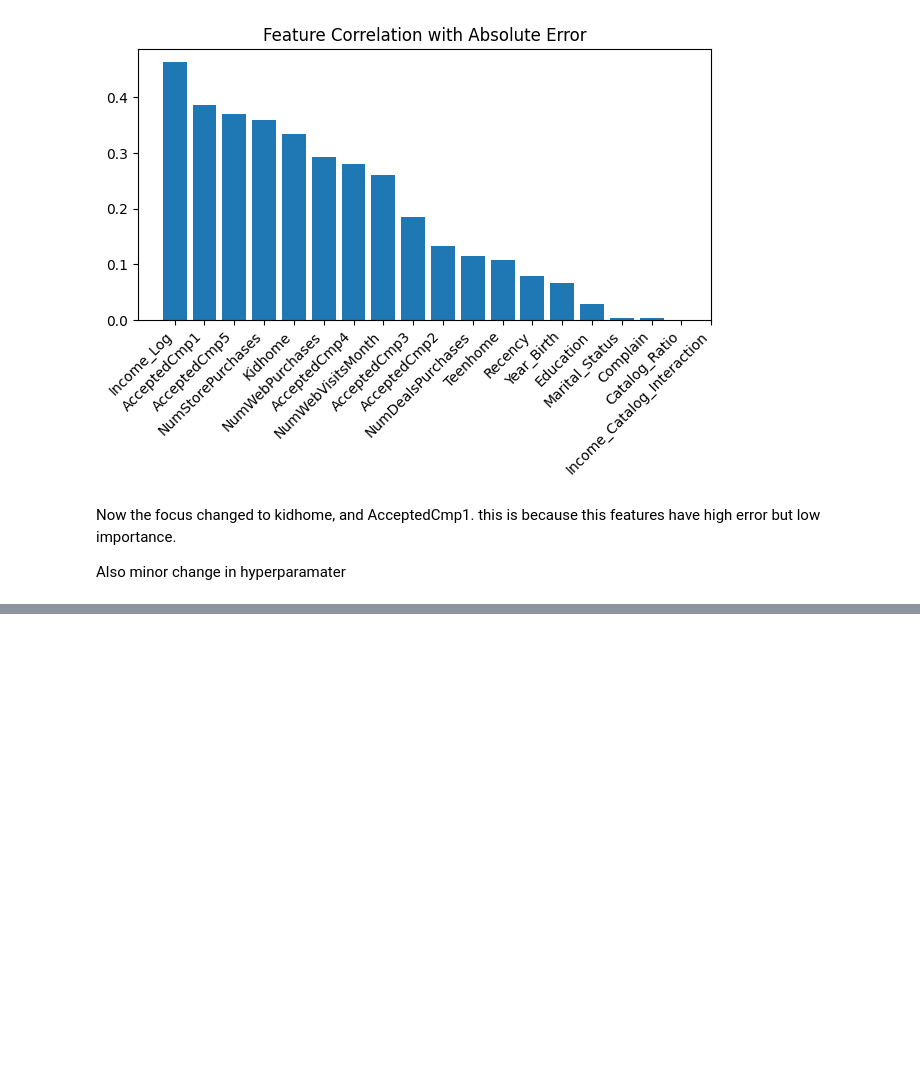
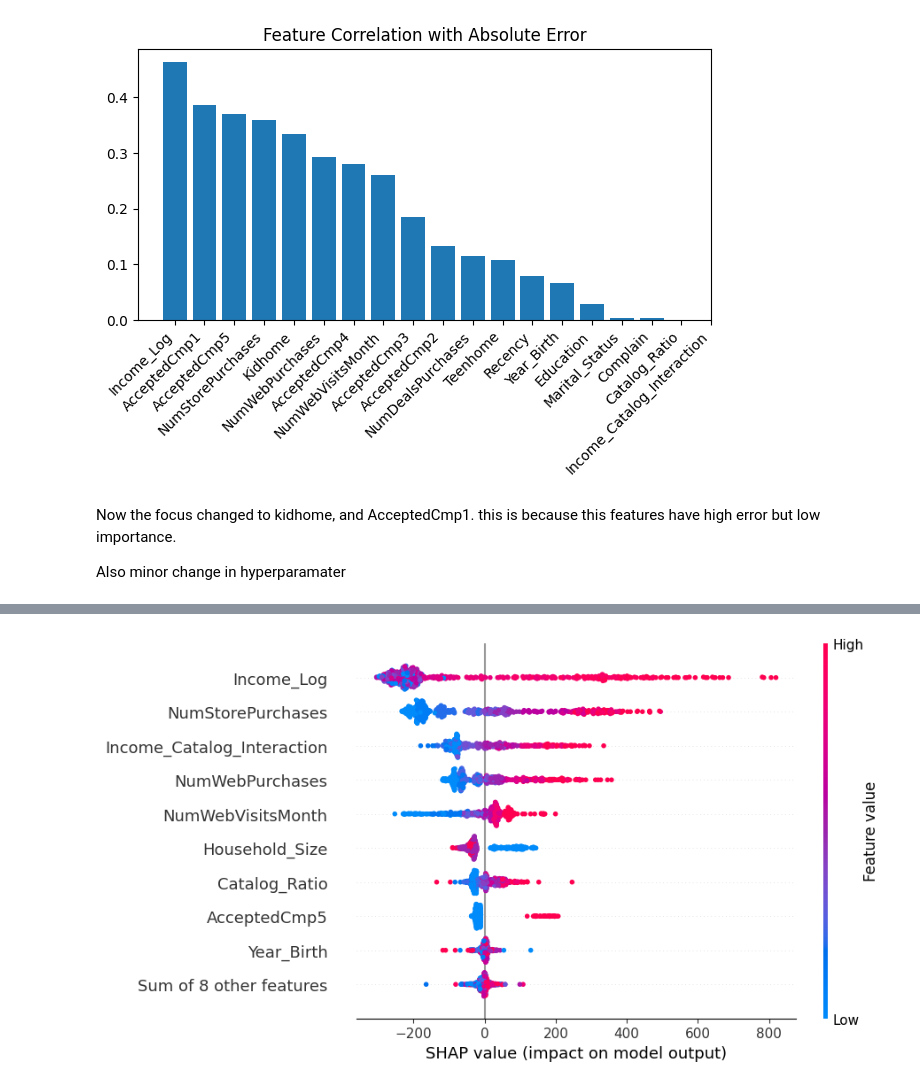
Before and after one commit to GodErlich/TDS-project, a Jupyter notebook: analysis_part2.ipynb, the cells around one changed output, grey strips where cells are left out. Drawn from its saved outputs; the diff is of its cells as text; code cells hidden in the pictures; blank space fills up the shorter version.

```diff
--- a/analysis_part2.ipynb
+++ b/analysis_part2.ipynb
@@ -368,0 +396,9 @@ In total we improved the R2 score from 0.852 to 0.912.
+# %%
+import shap
+shap_sample = X_train.sample(500)
+explainer = shap.Explainer(model.predict, shap_sample)
+shap_values = explainer(shap_sample)
+dtf.columns
+shap.plots.beeswarm(shap_values)
+# %% [output]
+[figure, added]
```
Also changed, not shown: parts of 11 cells of this notebook.
